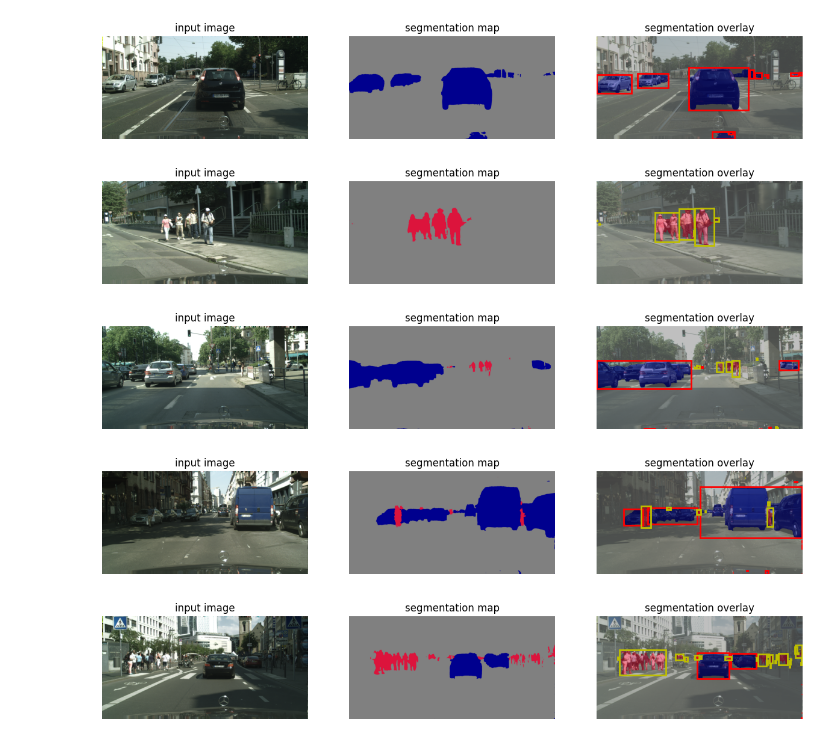
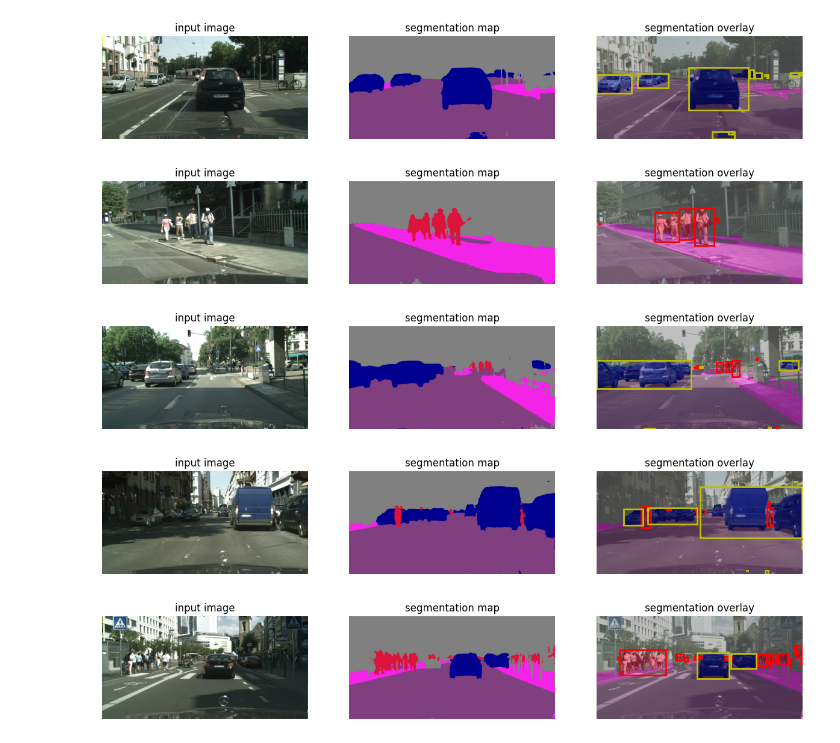
Before and after one commit to TheKiesling/road-traffic-object-detection, a Jupyter notebook: road-traffic-object-detection.ipynb, the cells around one changed output. Saved outputs shown, nothing was run; the diff lists cells and outputs as text; code cells hidden in the pictures.

Commit message:
[feat]: sidewalk and road segmentation

```diff
--- a/road-traffic-object-detection.ipynb
+++ b/road-traffic-object-detection.ipynb
@@ -65,17 +60,20 @@ def segment_image(image_for_prediction, cropped_image):
 
     segmentation_map = tf.argmax(tf.image.resize(output_data, (height, width)), axis=3)
     segmentation_map = tf.squeeze(segmentation_map).numpy().astype(np.int8)
-    segmentation_map = np.where((segmentation_map == 11) | (segmentation_map == 13), segmentation_map, 0)
-    segmentation_map = np.where(segmentation_map == 11, 1, segmentation_map)
-    segmentation_map = np.where(segmentation_map == 13, 2, segmentation_map)
+
+    condition = (segmentation_map == 0) | (segmentation_map == 1) | \
+                (segmentation_map == 11) | (segmentation_map == 13)
+    segmentation_map = np.where(condition, segmentation_map, 19)
 
     return segmentation_map
 # %%
 def create_cityscapes_label_colormap():
   colormap = np.zeros((256, 3), dtype=np.uint8)
-  colormap[0] = [128, 128, 128]
-  colormap[1] = [220, 20, 60]
-  colormap[2] = [0, 0, 142]
+  colormap[0] = [128, 64, 128]
+  colormap[1] = [244, 35, 232]
+  colormap[11] = [220, 20, 60]
+  colormap[13] = [0, 0, 142]
+  colormap[19] = [128, 128, 128]
 
   return colormap
 # %%
@@ -133,16 +131,16 @@ images = [Image.open(images_path + image_name) for image_name in os.listdir(imag
 # %%
 for image in images:
     cropped_image = crop_image(image)
     image_for_prediction = preprocess_image(cropped_image)
     segmentation_map = segment_image(image_for_prediction, cropped_image)
 
-    car_boxes = extract_bounding_boxes(segmentation_map, 2)
-    pedestrian_boxes = extract_bounding_boxes(segmentation_map, 1)
+    car_boxes = extract_bounding_boxes(segmentation_map, 11)
+    pedestrian_boxes = extract_bounding_boxes(segmentation_map, 13)
 
     visualize(cropped_image, segmentation_map, car_boxes, pedestrian_boxes)
 # %% [output]
-[figure, old version]
+[figure, new version]
-[figure, old version]
+[figure, new version]
-[figure, old version]
+[figure, new version]
-[figure, old version]
+[figure, new version]
-[figure, old version]
+[figure, new version]
```
Also changed, not shown: parts of 1 cell of this notebook.
